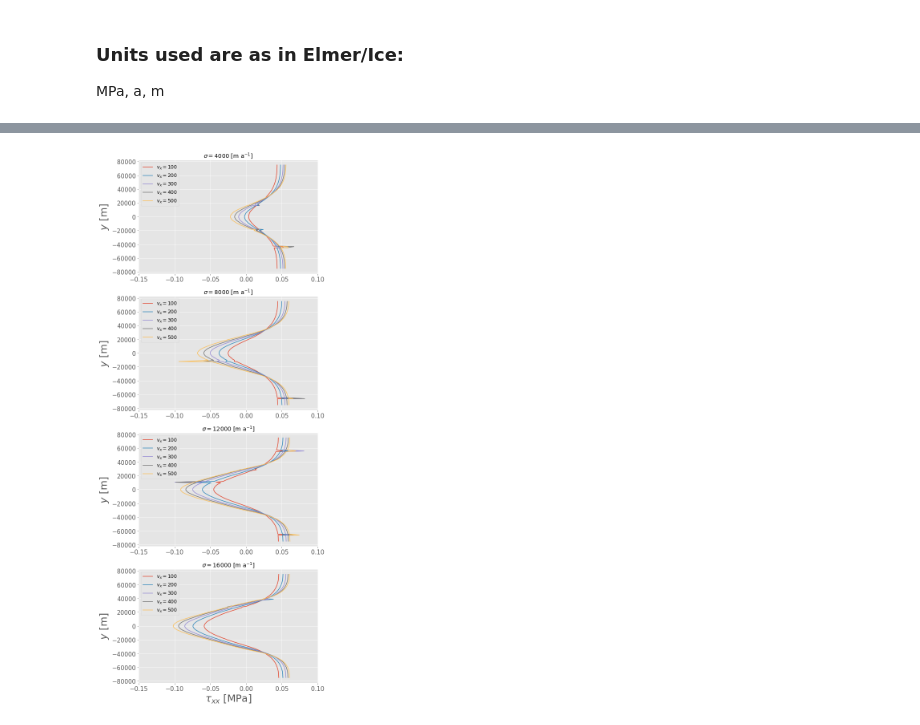
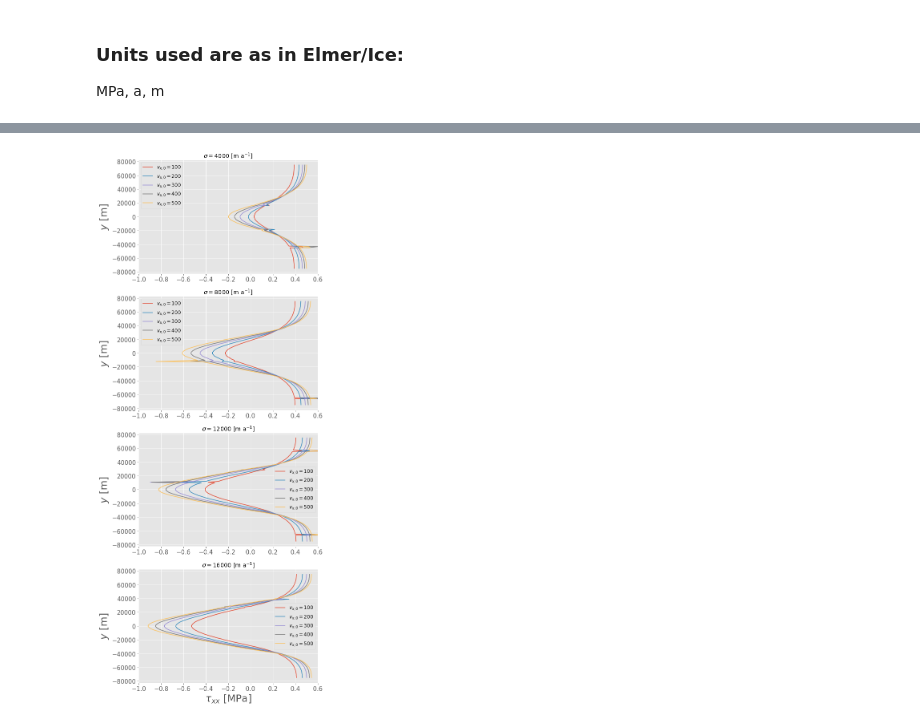
Before and after one commit to henryclara/ButtressingProject, a Jupyter notebook: Code/StressCalculationsUpdate.ipynb, the cells around one changed output, grey strips where cells are left out. Cells and saved outputs as stored; diff of their text form; code cells hidden in the pictures.

```diff
--- a/Code/StressCalculationsUpdate.ipynb
+++ b/Code/StressCalculationsUpdate.ipynb
@@ -104,7 +104,7 @@ def VertInt(df, N, var, coord):
         field[df_depth0[coord][i]] += 0.5 * df_depth0[var][i]
     for i in range(len(df_other)):
         field[df_other[coord][i]] += df_other[var][i]
-    field = {k: v / (N - 1) for k, v in field.items()}
+    #field = {k: v / (N - 1) for k, v in field.items()}
     return field
 # %%
 # Calculate vertically-integrated fields of interest
@@ -184,18 +183,0 @@ fig.savefig('../Figures/stress1_hydp.jpg', format='jpg', dpi=700, bbox_inches =
-# %%
-# Plot the hystrostatic pressure
-
-fig, ax = plt.subplots(len(fluxes), 1, figsize=(8, 24))
-for i in range(len(fluxes)):
-    for j in range(len(sigmas)):
-        ax[i].plot(list(hydp['Flux' + str(fluxes[i]) + 'Sigma' + str(sigmas[j])].values()), \
-                   list(hydp['Flux' + str(fluxes[i]) + 'Sigma' + str(sigmas[j])].keys()),   \
-                       label='$\sigma_R = $' + str(sigmas[j]))
-
-for i in range(len(fluxes)):
-    ax[i].set_xlim([-1.4, -0.8])
-    ax[i].set_ylabel(r'$y$ [m]', size=25)
-    ax[i].tick_params(axis='both', which='major', labelsize=15)
-    ax[i].legend(fontsize='12')
-    ax[i].title.set_text(r'$v_x = $' + str(fluxes[i]) + ' [m a$^{-1}$]')
-ax[i].set_xlabel(r'$- \rho_w g d$ [MPa]', size=25)
-fig.savefig('../Figures/hydp.jpg', format='jpg', dpi=700, bbox_inches = "tight")
@@ -203,0 +184,18 @@ fig.savefig('../Figures/hydp.jpg', format='jpg', dpi=700, bbox_inches = "tight")
+# %%
+# Plot the hystrostatic pressure
+
+fig, ax = plt.subplots(len(fluxes), 1, figsize=(8, 24))
+for i in range(len(fluxes)):
+    for j in range(len(sigmas)):
+        ax[i].plot(list(hydp['Flux' + str(fluxes[i]) + 'Sigma' + str(sigmas[j])].values()), \
+                   list(hydp['Flux' + str(fluxes[i]) + 'Sigma' + str(sigmas[j])].keys()),   \
+                       label='$\sigma_R = $' + str(sigmas[j]))
+
+for i in range(len(fluxes)):
+    ax[i].set_xlim([-13.0, -7.0])
+    ax[i].set_ylabel(r'$y$ [m]', size=25)
+    ax[i].tick_params(axis='both', which='major', labelsize=15)
+    ax[i].legend(fontsize='12')
+    ax[i].title.set_text(r'$v_{x,0} = $' + str(fluxes[i]) + ' [m a$^{-1}$]')
+ax[i].set_xlabel(r'$F_{hp}(y)$ [MPa]', size=25)
+fig.savefig('../Figures/hydp.jpg', format='jpg', dpi=500, bbox_inches = "tight")
@@ -204,23 +204,23 @@ fig.savefig('../Figures/hydp.jpg', format='jpg', dpi=700, bbox_inches = "tight")
 # %%
 # Plot
 
 fig, ax = plt.subplots(len(sigmas), 1, figsize=(8, 24))
 for i in range(len(fluxes)):
     for j in range(len(sigmas)):
         ax[j].plot(list(devstress1['Flux' + str(fluxes[i]) + 'Sigma' + str(sigmas[j])].values()), \
                    list(devstress1['Flux' + str(fluxes[i]) + 'Sigma' + str(sigmas[j])].keys()),   \
-                       label=r'$v_x = $' + str(fluxes[i]))
+                       label=r'$v_{x,0} = $' + str(fluxes[i]))
 
 for i in range(len(sigmas)):
-    ax[i].set_xlim([-0.15, 0.1])
+    ax[i].set_xlim([-1.0, 0.6])
     ax[i].set_ylabel(r'$y$ [m]', size=25)
     ax[i].tick_params(axis='both', which='major', labelsize=15)
     ax[i].legend(fontsize='12')
     ax[i].title.set_text(r'$\sigma = $' + str(sigmas[i]) + ' [m a$^{-1}$]')
 ax[i].set_xlabel(r'$\tau_{xx}$ [MPa]', size=25)
-fig.savefig('../Figures/stress1_vel.jpg', format='jpg', dpi=700, bbox_inches = "tight")
+fig.savefig('../Figures/stress1_vel.jpg', format='jpg', dpi=500, bbox_inches = "tight")
 # %% [output]
-[figure, old version]
+[figure, new version]
 # %%
 # Plot the average hydrostatic pressure if the calving front were at this position
 
```
Also changed, not shown: parts of 13 cells of this notebook, 1 other file.
